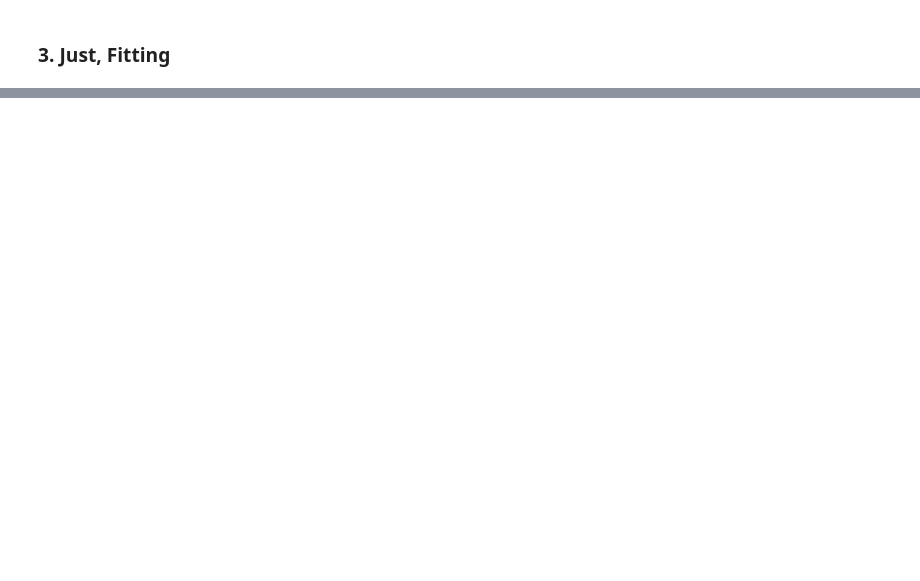
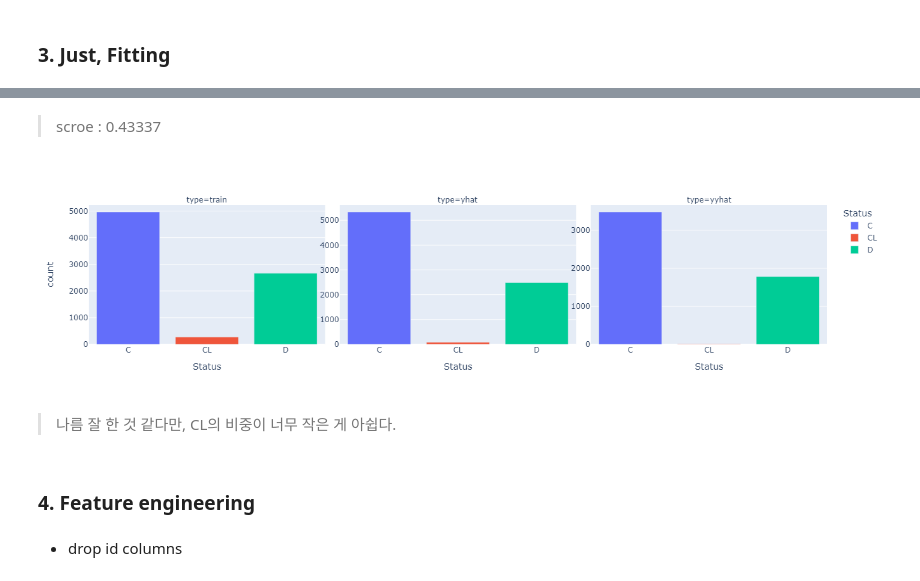
Before and after one commit to HollyRiver/kag_comp, a Jupyter notebook: Cirrhosis Outcomes/Multi-Class.ipynb, the cells around one changed output, grey strips where cells are left out. Cells and saved outputs as stored; diff of their text form; code cells hidden in the pictures; blank space fills up the shorter version.

```diff
--- a/Cirrhosis Outcomes/Multi-Class.ipynb
+++ b/Cirrhosis Outcomes/Multi-Class.ipynb
@@ -209,0 +302,10 @@ Subclasses:     _TabularPredictorExperimental, InterpretableTabularPredictor
+# %%
+def plotting(df_train_featured, yhat, yyhat) :
+    df_yhat = pd.get_dummies(yhat).sum(axis = 0).to_frame().reset_index().assign(type = 'yhat').rename({'index' : 'Status', 0 : 'count'}, axis = 1)
+    df_yyhat = pd.get_dummies(yyhat).sum(axis = 0).to_frame().reset_index().assign(type = 'yyhat').rename({'index' : 'Status', 0 : 'count'}, axis = 1)
+    df_train = pd.get_dummies(df_train_featured['Status']).sum(axis = 0).to_frame().reset_index().assign(type = 'train').rename({'index' : 'Status', 0 : 'count'}, axis = 1)
+
+    fig = pd.concat([df_train, df_yhat, df_yyhat], axis = 0).plot.bar(x = 'Status', y = 'count', facet_col = 'type', backend = 'plotly', color = 'Status')
+    fig.update_yaxes(matches=None,showticklabels=True)
+
+    return fig.show()
@@ -209,0 +346,12 @@ Subclasses:     _TabularPredictorExperimental, InterpretableTabularPredictor
+# %% [markdown]
+> scroe : 0.43337
+# %%
+plotting(df_train, predictr.predict(df_train), predictr.predict(df_test))
+# %% [output]
+[figure, added]
+# %% [markdown]
+> 나름 잘 한 것 같다만, CL의 비중이 너무 작은 게 아쉽다.
+# %% [markdown]
+### **4. Feature engineering**
+# %% [markdown]
+* drop id columns
```
Also changed, not shown: parts of 32 cells of this notebook.
